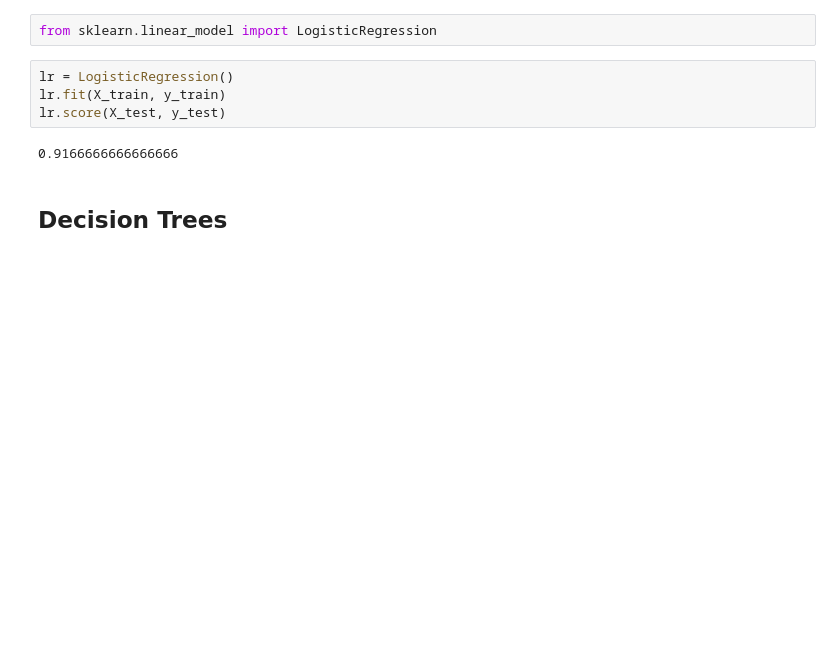
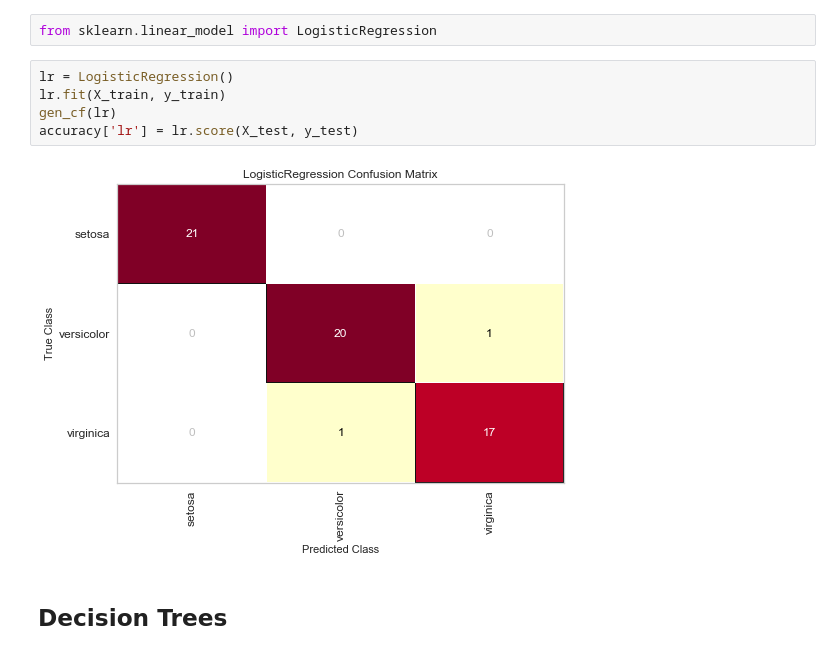
Before and after one commit to lacanlale/iris, a Jupyter notebook: iris-dataset-eda.ipynb, the cells around one changed output. Drawn from its saved outputs; the diff is of its cells as text; blank space fills up the shorter version.

```diff
--- a/iris-dataset-eda.ipynb
+++ b/iris-dataset-eda.ipynb
@@ -118,9 +131,10 @@ from sklearn.linear_model import LogisticRegression
 # %%
 lr = LogisticRegression()
 lr.fit(X_train, y_train)
-lr.score(X_test, y_test)
+gen_cf(lr)
+accuracy['lr'] = lr.score(X_test, y_test)
 # %% [output]
-0.9166666666666666
+[figure, added]
 # %% [markdown]
 ## Decision Trees
 # %%
```
Also changed, not shown: parts of 10 cells of this notebook.
